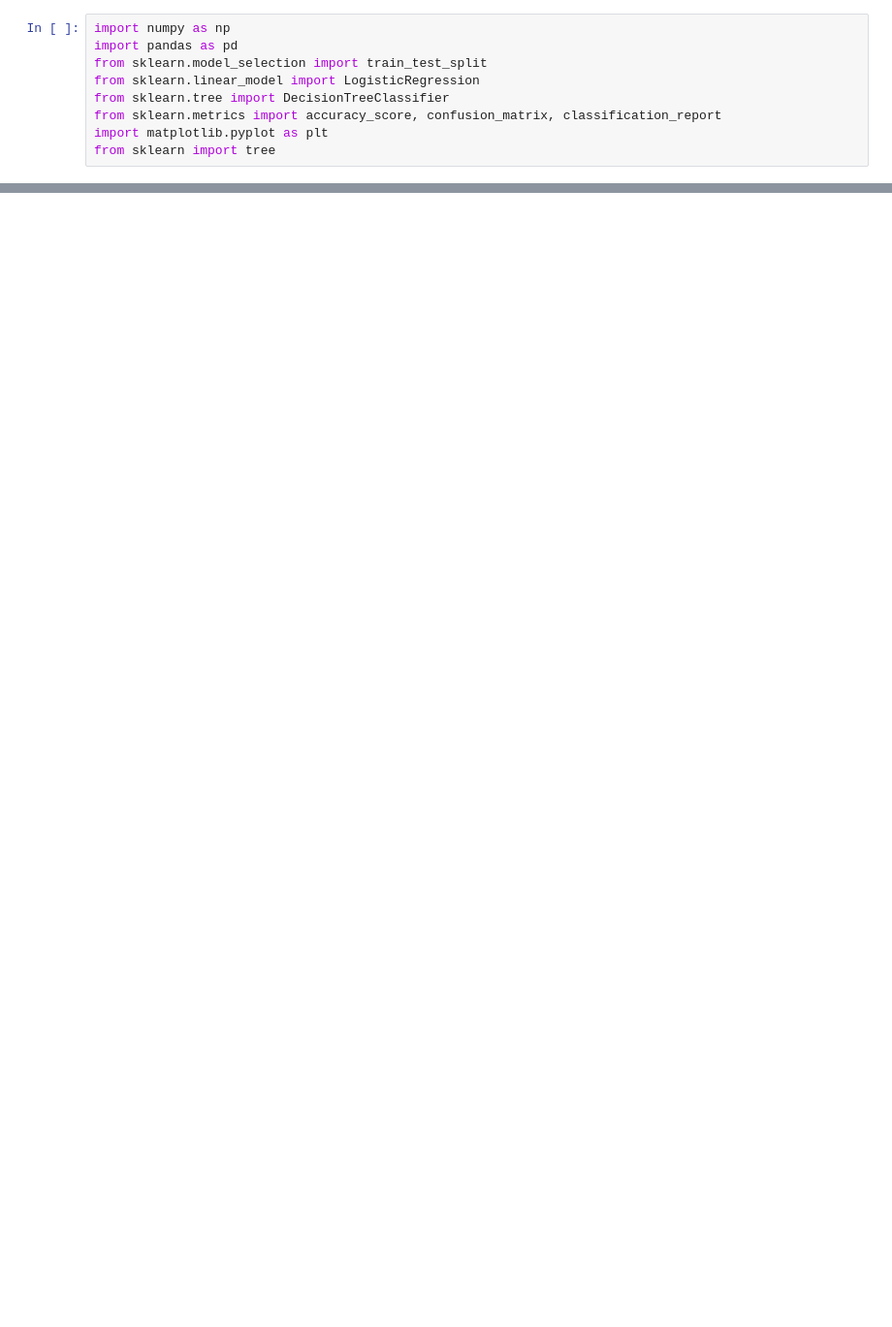
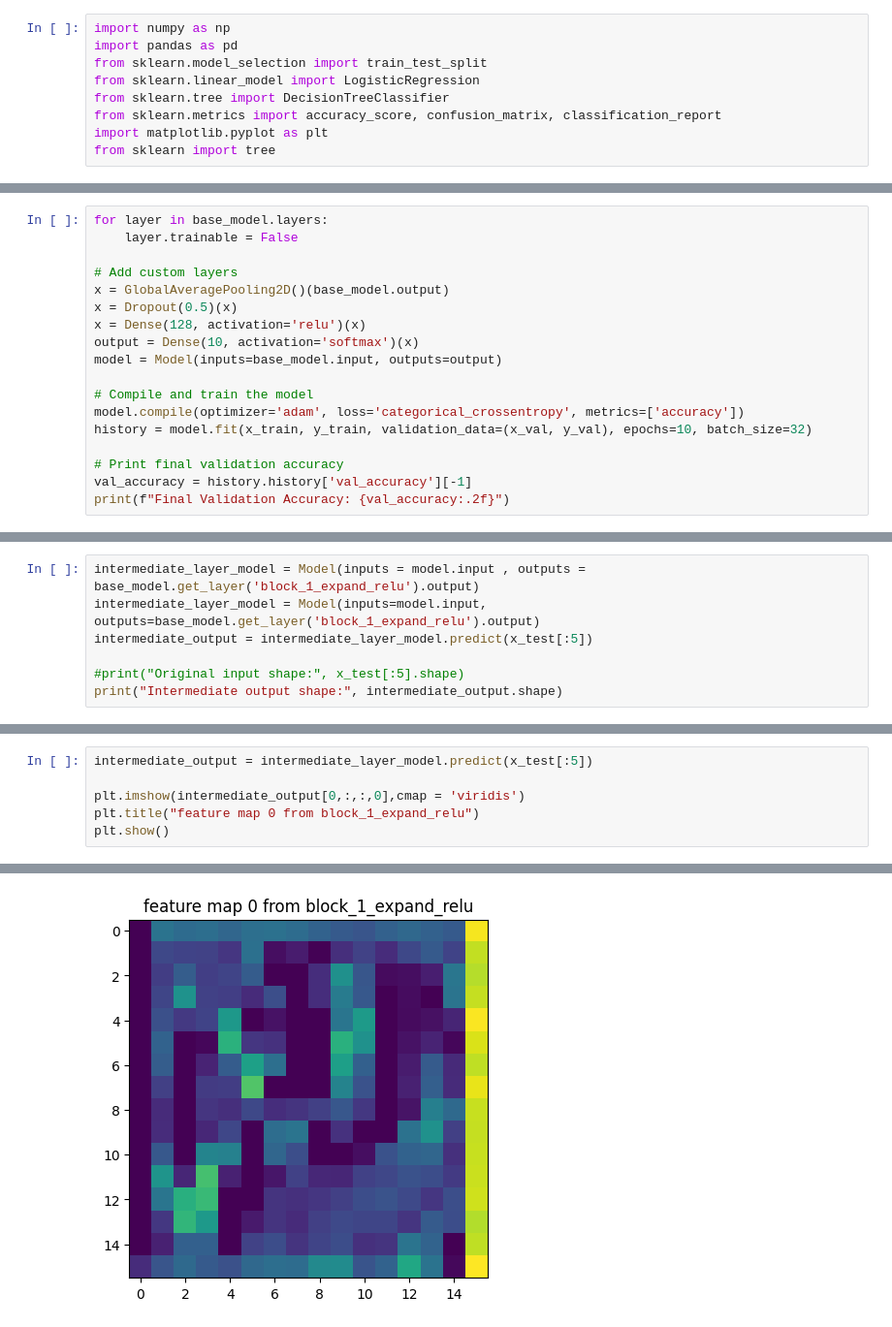
Before and after one commit to YahiaZeada06/AI-and-ML-, a Jupyter notebook: tranfer learningpart 02_06.ipynb, the cells around one changed output, grey strips where cells are left out. Shown at 97% size. Drawn from its saved outputs; the diff is of its cells as text; blank space fills up the shorter version.

```diff
--- a/tranfer learningpart 02_06.ipynb
+++ b/tranfer learningpart 02_06.ipynb
@@ -38,0 +92,18 @@ print(f"Training samples: {x_train.shape[0]}, Validation samples: {x_val.shape[0
+# %%
+for layer in base_model.layers:
+    layer.trainable = False
+
+# Add custom layers
+x = GlobalAveragePooling2D()(base_model.output)
+x = Dropout(0.5)(x)
+x = Dense(128, activation='relu')(x)
+output = Dense(10, activation='softmax')(x)
+model = Model(inputs=base_model.input, outputs=output)
+
+# Compile and train the model
+model.compile(optimizer='adam', loss='categorical_crossentropy', metrics=['accuracy'])
+history = model.fit(x_train, y_train, validation_data=(x_val, y_val), epochs=10, batch_size=32)
+
+# Print final validation accuracy
+val_accuracy = history.history['val_accuracy'][-1]
+print(f"Final Validation Accuracy: {val_accuracy:.2f}")
@@ -38,0 +134,7 @@ print(f"Training samples: {x_train.shape[0]}, Validation samples: {x_val.shape[0
+# %%
+intermediate_layer_model = Model(inputs = model.input , outputs = base_model.get_layer('block_1_expand_relu').output)
+intermediate_layer_model = Model(inputs=model.input, outputs=base_model.get_layer('block_1_expand_relu').output)
+intermediate_output = intermediate_layer_model.predict(x_test[:5])
+
+#print("Original input shape:", x_test[:5].shape)
+print("Intermediate output shape:", intermediate_output.shape)
@@ -38,0 +145,7 @@ print(f"Training samples: {x_train.shape[0]}, Validation samples: {x_val.shape[0
+# %%
+intermediate_output = intermediate_layer_model.predict(x_test[:5])
+
+plt.imshow(intermediate_output[0,:,:,0],cmap = 'viridis')
+plt.title("feature map 0 from block_1_expand_relu")
+plt.show()
+# %% [output]
@@ -38,0 +153 @@ print(f"Training samples: {x_train.shape[0]}, Validation samples: {x_val.shape[0
+[figure, added]
```
Also changed, not shown: parts of 14 cells of this notebook.
